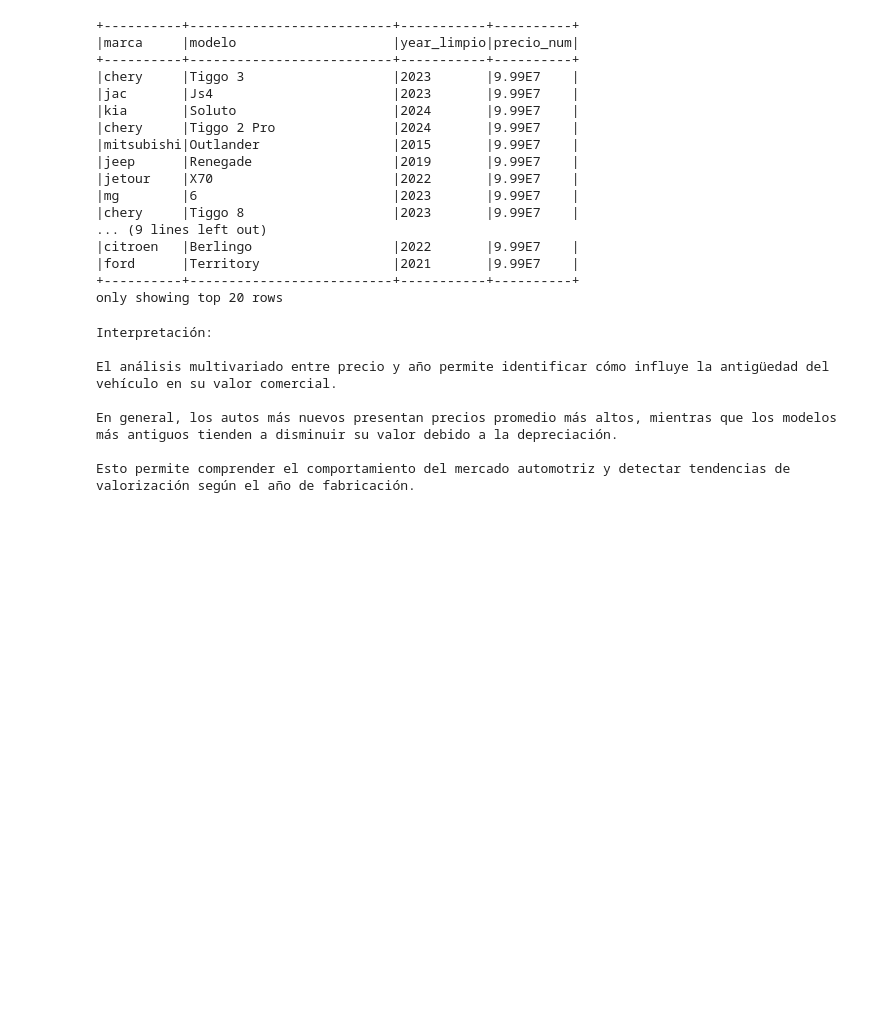
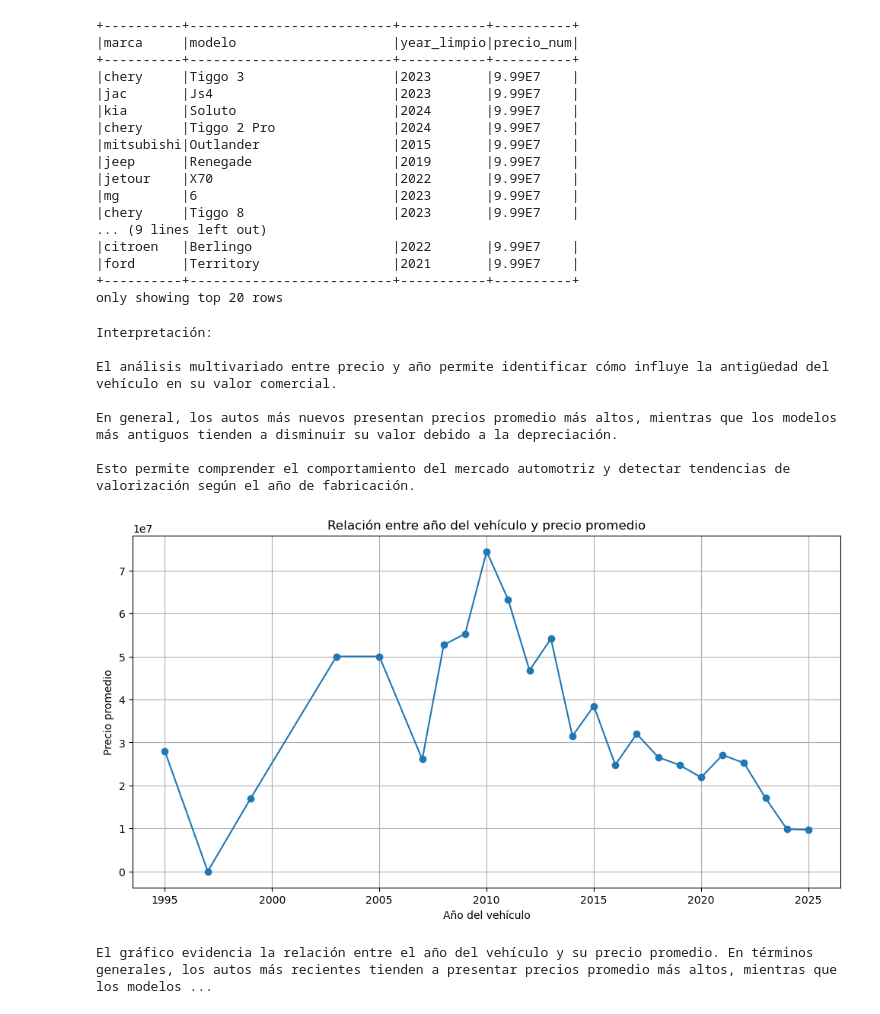
Before and after one commit to IICG-Coquimbo/practica-proyecto-autotec, a Jupyter notebook: autotec/analisis/eda_precio_year.ipynb, the cells around one changed output. Cells and saved outputs as stored; diff of their text form; code cells hidden in the pictures; blank space fills up the shorter version.

Commit message:
Feat: Actualizar EDA precio vs year Jocelyn

```diff
--- a/autotec/analisis/eda_precio_year.ipynb
+++ b/autotec/analisis/eda_precio_year.ipynb
@@ -172,3 +172,25 @@ El análisis multivariado entre precio y año permite identificar cómo influye
 En general, los autos más nuevos presentan precios promedio más altos, mientras que los modelos más antiguos tienden a disminuir su valor debido a la depreciación.
 
 Esto permite comprender el comportamiento del mercado automotriz y detectar tendencias de valorización según el año de fabricación.
+# %%
+import matplotlib.pyplot as plt
+
+precio_year_pd = precio_year.toPandas()
+
+plt.figure(figsize=(12,6))
+plt.plot(precio_year_pd["year_limpio"], precio_year_pd["precio_promedio"], marker="o")
+plt.title("Relación entre año del vehículo y precio promedio")
+plt.xlabel("Año del vehículo")
+plt.ylabel("Precio promedio")
+plt.grid(True)
+plt.show()
+# %% [output]
+[figure, added]
+# %%
+print("""
+
+El gráfico evidencia la relación entre el año del vehículo y su precio promedio. En términos generales, los autos más recientes tienden a presentar precios promedio más altos, mientras que los modelos más antiguos reflejan una menor valorización. Esto se relaciona directamente con la depreciación del mercado automotriz usado, donde el año de fabricación es una variable relevante para explicar el valor comercial del vehículo.
+
+""")
+# %% [output]
+El gráfico evidencia la relación entre el año del vehículo y su precio promedio. En términos generales, los autos más recientes tienden a presentar precios promedio más altos, mientras que los modelos ...
```
